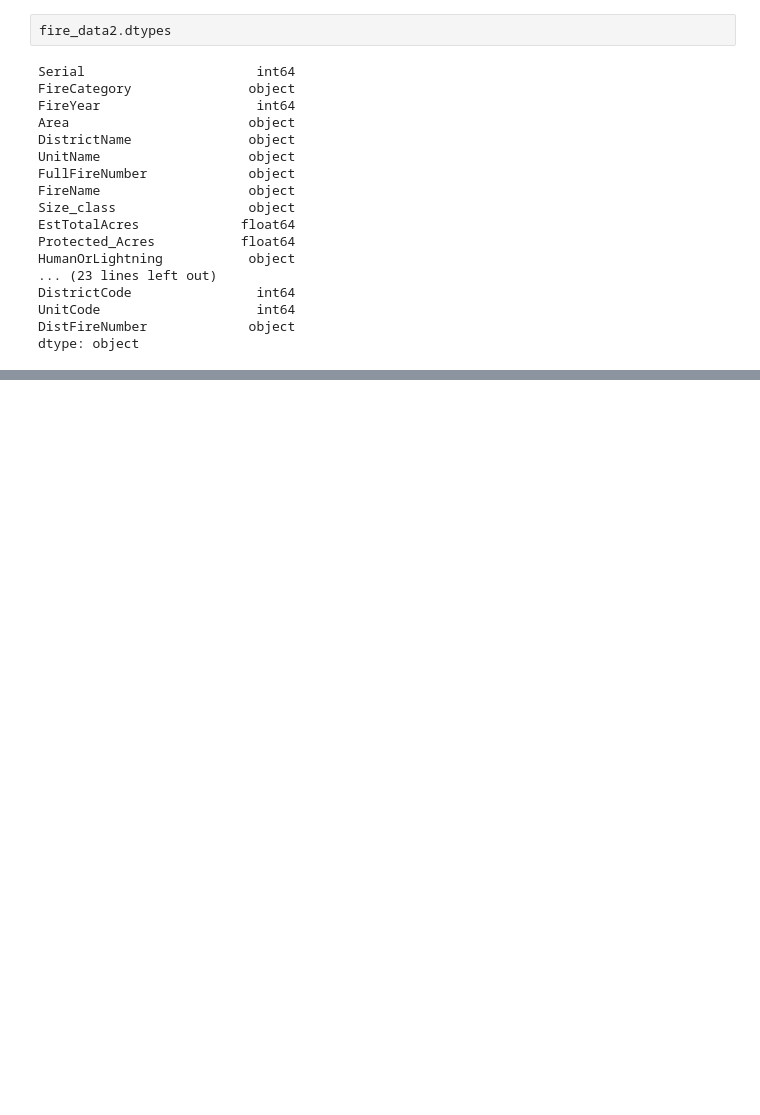
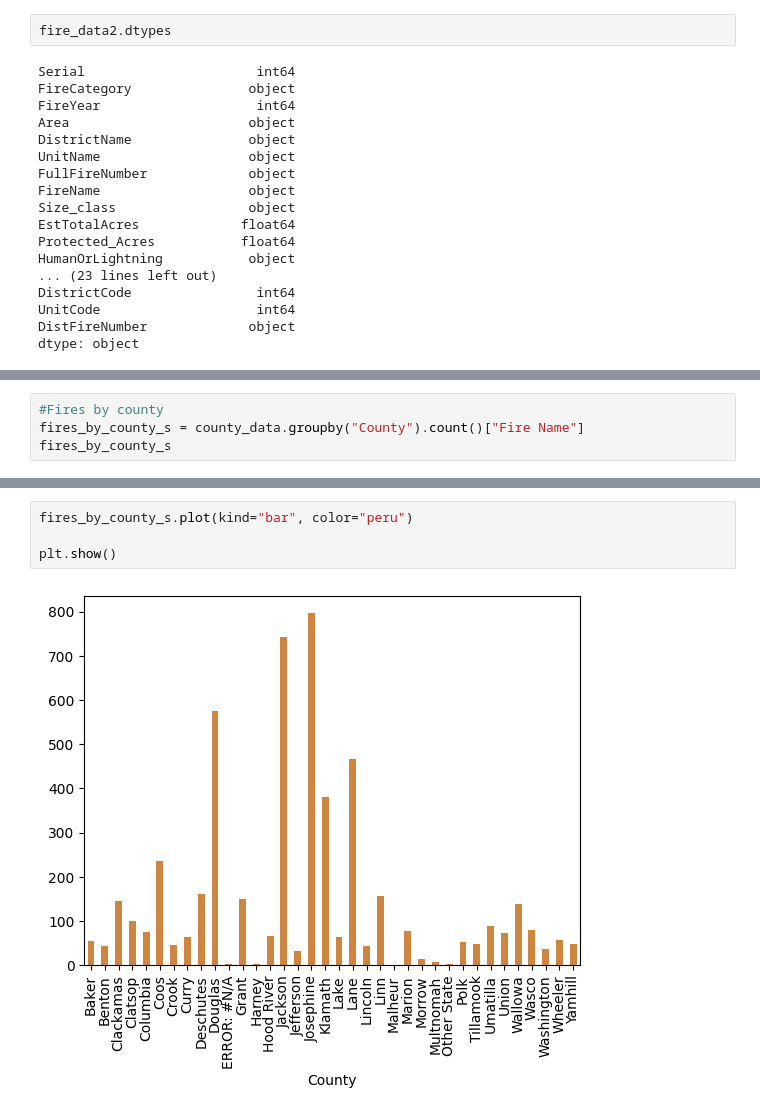
Before and after one commit to ctetreault13/Project-1-Oregon-Fire-and-wheel, a Jupyter notebook: Fire data analysis.ipynb, the cells around one changed output, grey strips where cells are left out. Drawn from its saved outputs; the diff is of its cells as text; blank space fills up the shorter version.

```diff
--- a/Fire data analysis.ipynb
+++ b/Fire data analysis.ipynb
@@ -117,0 +189,4 @@ Number_of_Fires.plot(kind="bar", color="peru", xlabel="Counties with Wildfires",
+# %%
+#Fires by county
+fires_by_county_s = county_data.groupby("County").count()["Fire Name"]
+fires_by_county_s
@@ -117,0 +236,6 @@ Number_of_Fires.plot(kind="bar", color="peru", xlabel="Counties with Wildfires",
+# %%
+fires_by_county_s.plot(kind="bar", color="peru")
+
+plt.show()
+# %% [output]
+[figure, added]
```
Also changed, not shown: parts of 24 cells of this notebook.
